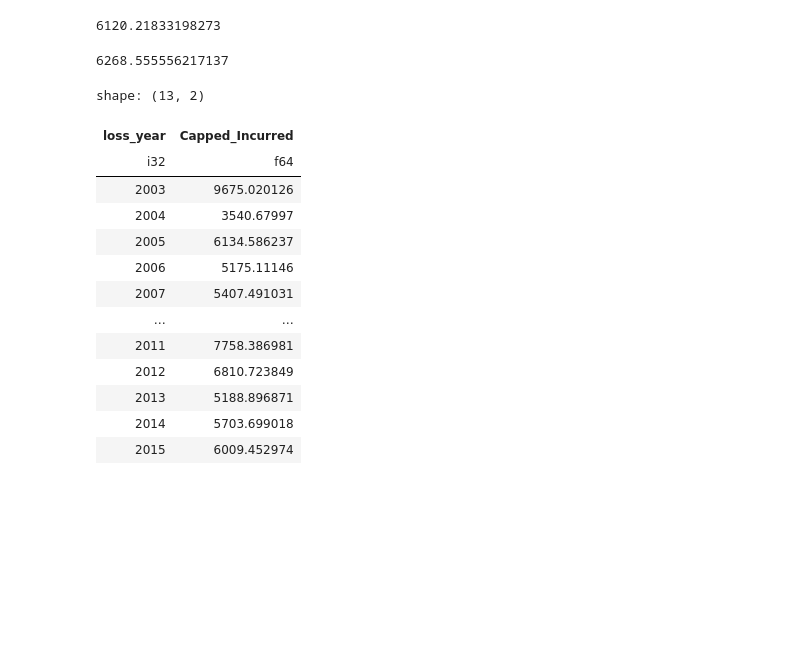
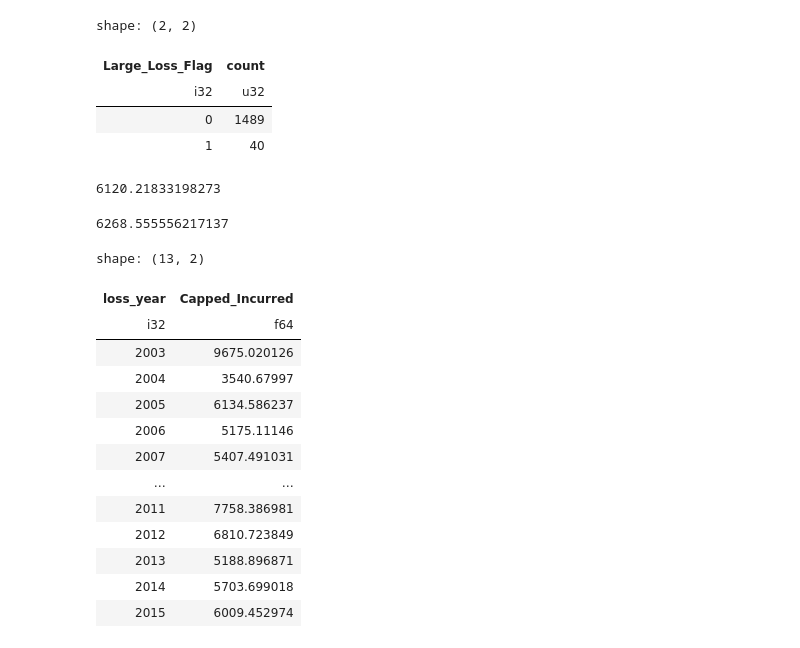
Before and after one commit to John2Wragg/Practice_Solution, a Jupyter notebook: Data_Preparation/dataloader_class_test.ipynb, the cells around one changed output. Drawn from its saved outputs; the diff is of its cells as text; code cells hidden in the pictures; blank space fills up the shorter version.

```diff
--- a/Data_Preparation/dataloader_class_test.ipynb
+++ b/Data_Preparation/dataloader_class_test.ipynb
@@ -42,3 +50,11 @@ test.shape
+# %%
+test["Large_Loss_Flag"].value_counts()
+# %% [output]
+shape: (2, 2)
+| Large_Loss_Flag | count |
+| i32 | u32 |
+| 0 | 1489 |
+| 1 | 40 |
 # %%
 train["Capped_Incurred"].mean()
 # %% [output]
```
Also changed, not shown: parts of 8 cells of this notebook, 11 other files.
